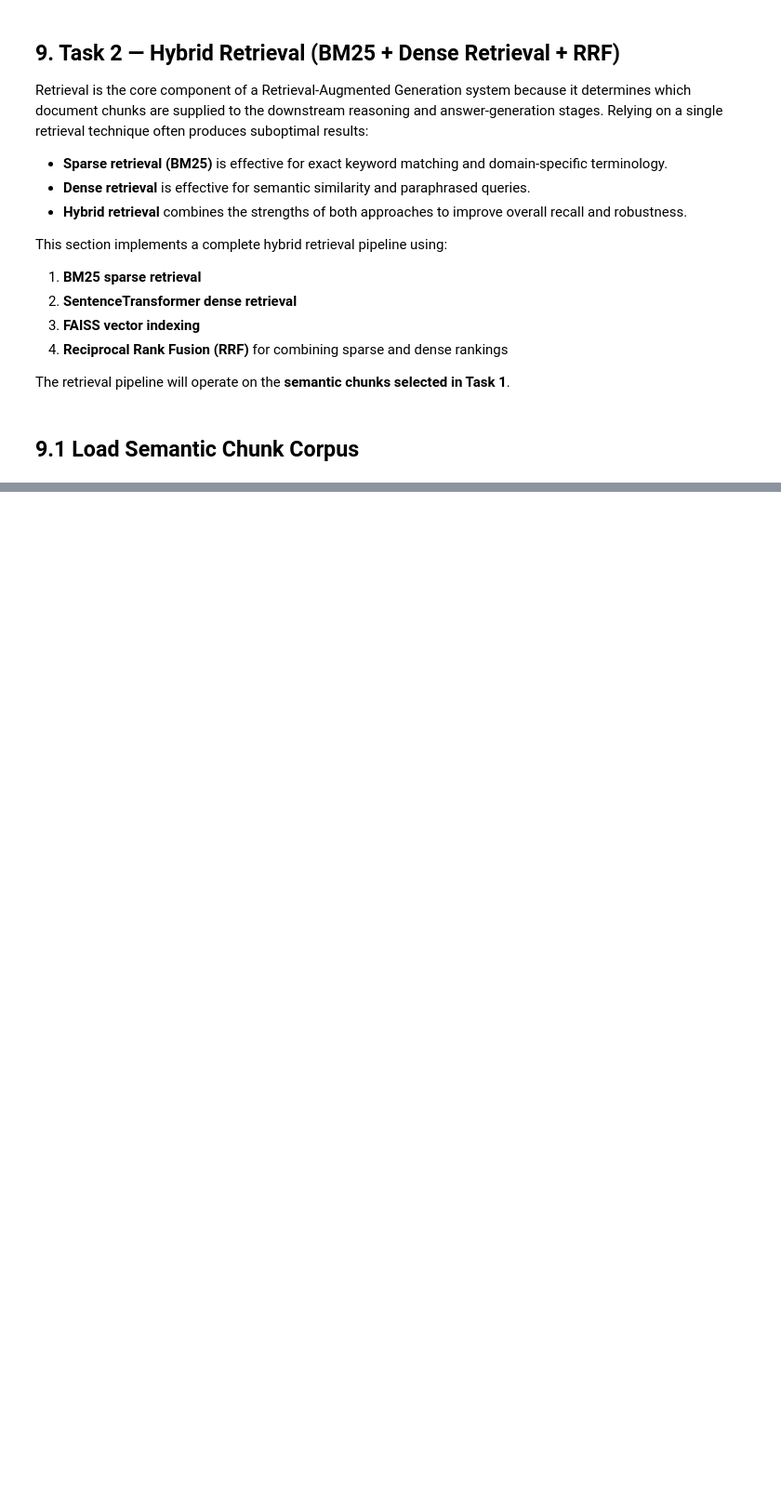
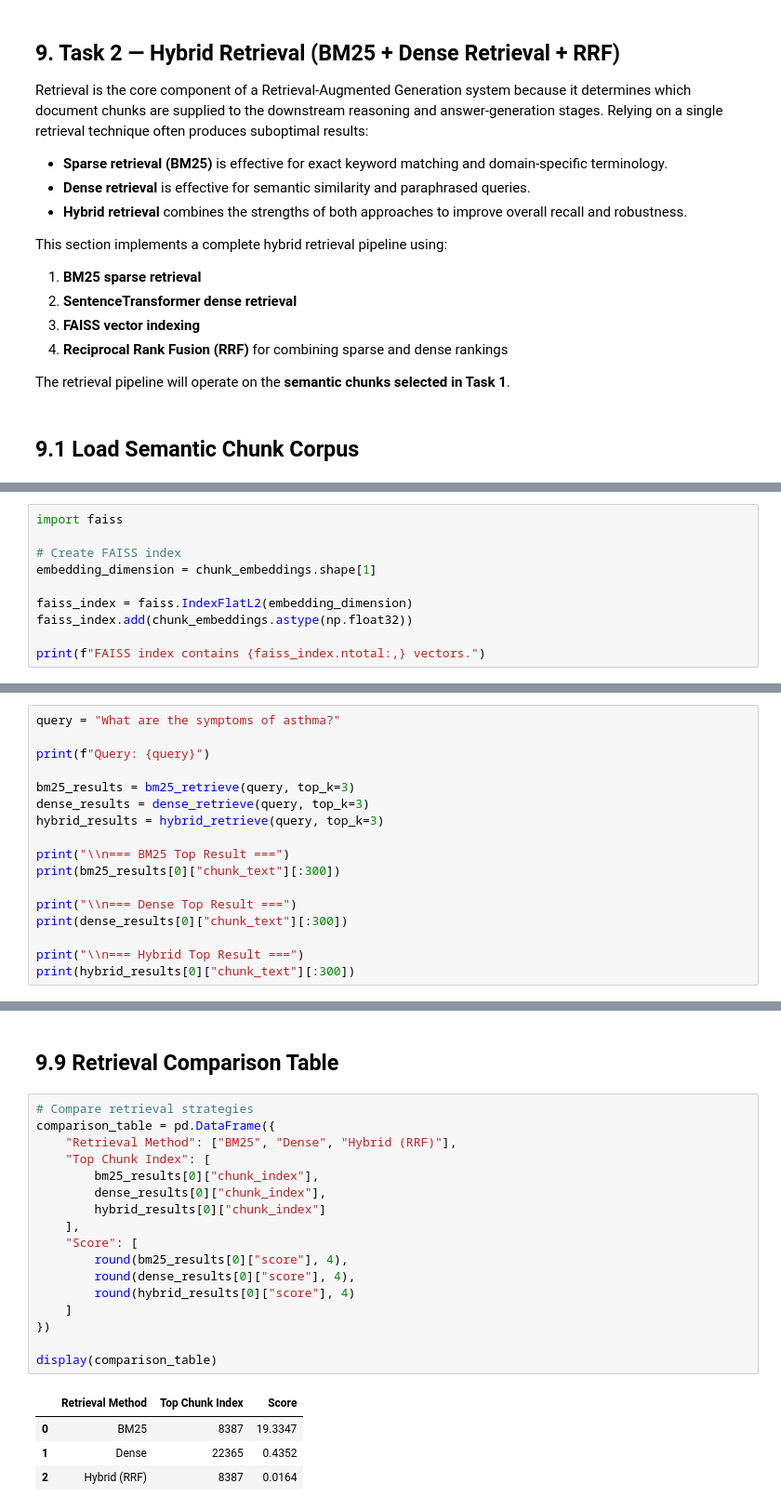
Before and after one commit to 2024ad05357/advanced-rag-enterprise, a Jupyter notebook: Advanced_Enterprise_RAG_Assignment.ipynb, the cells around one changed output, grey strips where cells are left out. Shown at 93% size. Saved outputs shown, nothing was run; the diff lists cells and outputs as text; blank space fills up the shorter version.

```diff
--- a/Advanced_Enterprise_RAG_Assignment.ipynb
+++ b/Advanced_Enterprise_RAG_Assignment.ipynb
@@ -733,0 +813,10 @@ Total semantic chunks loaded: 5
+# %%
+import faiss
+
+# Create FAISS index
+embedding_dimension = chunk_embeddings.shape[1]
+
+faiss_index = faiss.IndexFlatL2(embedding_dimension)
+faiss_index.add(chunk_embeddings.astype(np.float32))
+
+print(f"FAISS index contains {faiss_index.ntotal:,} vectors.")
@@ -733,0 +931,17 @@ Total semantic chunks loaded: 5
+# %%
+query = "What are the symptoms of asthma?"
+
+print(f"Query: {query}")
+
+bm25_results = bm25_retrieve(query, top_k=3)
+dense_results = dense_retrieve(query, top_k=3)
+hybrid_results = hybrid_retrieve(query, top_k=3)
+
+print("\\n=== BM25 Top Result ===")
+print(bm25_results[0]["chunk_text"][:300])
+
+print("\\n=== Dense Top Result ===")
+print(dense_results[0]["chunk_text"][:300])
+
+print("\\n=== Hybrid Top Result ===")
+print(hybrid_results[0]["chunk_text"][:300])
@@ -733,0 +956,24 @@ Total semantic chunks loaded: 5
+# %% [markdown]
+## 9.9 Retrieval Comparison Table
+# %%
+# Compare retrieval strategies
+comparison_table = pd.DataFrame({
+    "Retrieval Method": ["BM25", "Dense", "Hybrid (RRF)"],
+    "Top Chunk Index": [
+        bm25_results[0]["chunk_index"],
+        dense_results[0]["chunk_index"],
+        hybrid_results[0]["chunk_index"]
+    ],
+    "Score": [
+        round(bm25_results[0]["score"], 4),
+        round(dense_results[0]["score"], 4),
+        round(hybrid_results[0]["score"], 4)
+    ]
+})
+
+display(comparison_table)
+# %% [output]
+|  | Retrieval Method | Top Chunk Index | Score |
+| 0 | BM25 | 8387 | 19.3347 |
+| 1 | Dense | 22365 | 0.4352 |
+| 2 | Hybrid (RRF) | 8387 | 0.0164 |
```
Also changed, not shown: parts of 67 cells of this notebook.
